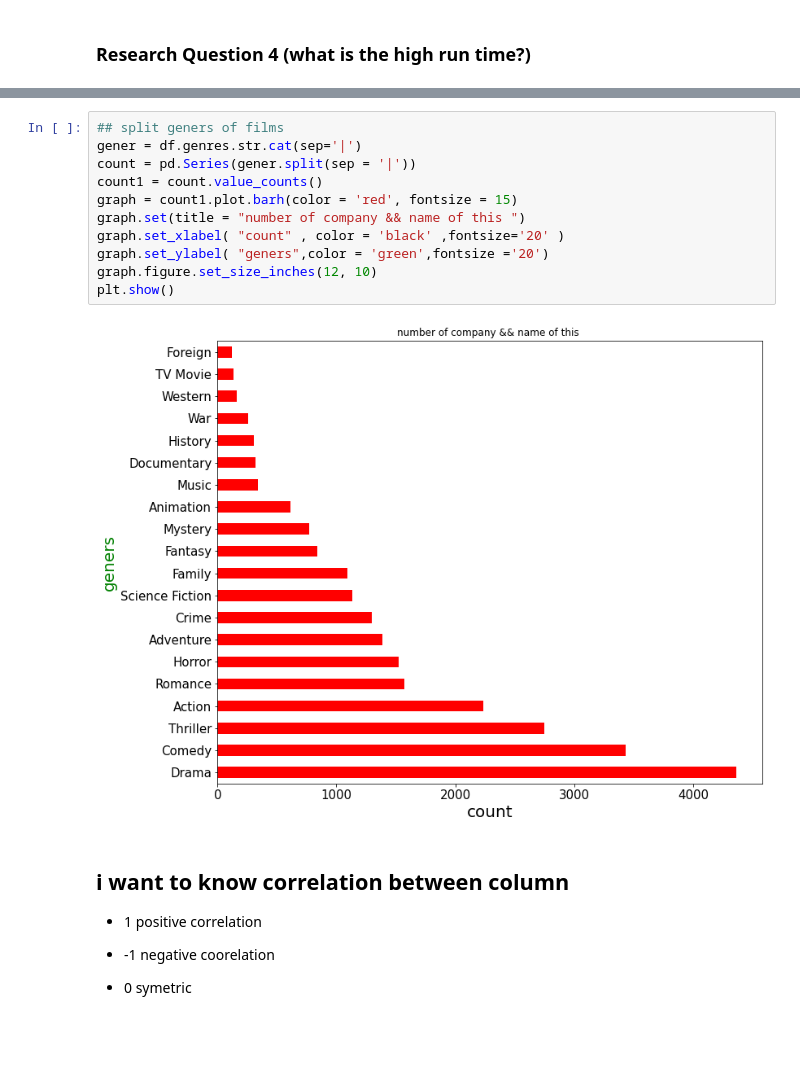
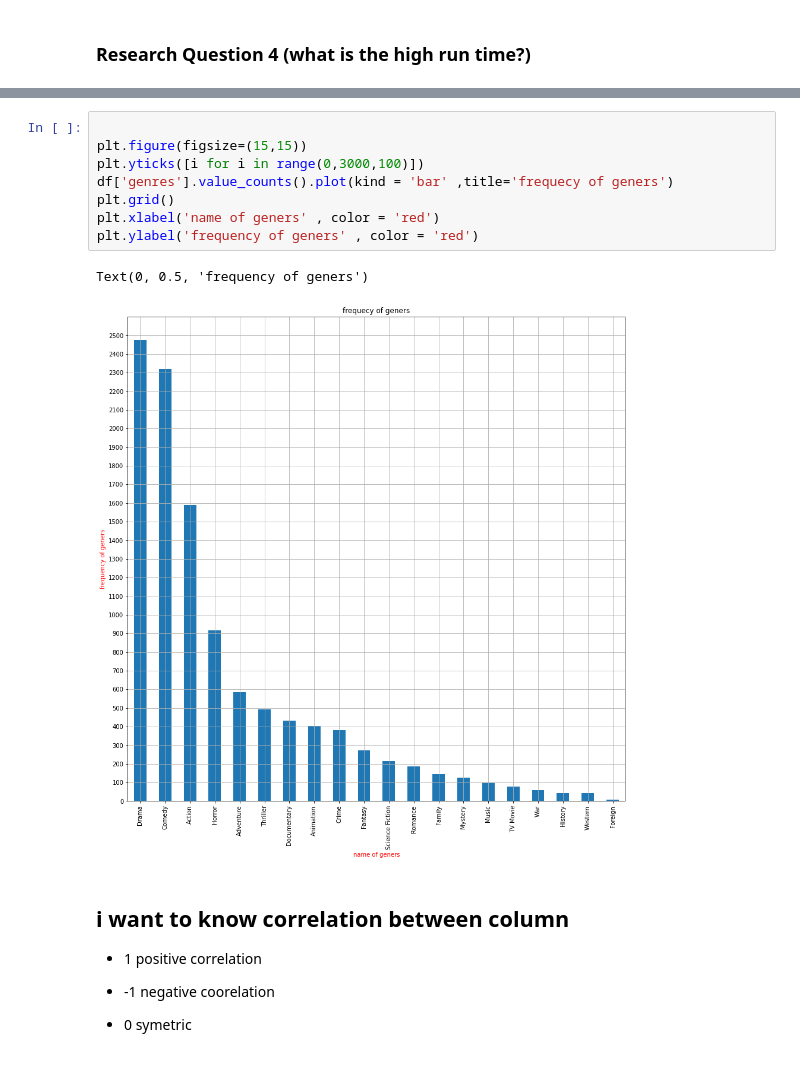
Before and after one commit to ahmed-hassan97/Investigate_TMDb_Movies, a Jupyter notebook: Investigate_a_Dataset.ipynb, the cells around one changed output, grey strips where cells are left out. Saved outputs shown, nothing was run; the diff lists cells and outputs as text; blank space fills up the shorter version.

```diff
--- a/Investigate_a_Dataset.ipynb
+++ b/Investigate_a_Dataset.ipynb
@@ -420,16 +495,14 @@ df.runtime.max()
-# %%
-## split geners of films
-gener = df.genres.str.cat(sep='|')
-count = pd.Series(gener.split(sep = '|'))
-count1 = count.value_counts()
-graph = count1.plot.barh(color = 'red', fontsize = 15)
-graph.set(title = "number of company && name of this ")
-graph.set_xlabel( "count" , color = 'black' ,fontsize='20' )
-graph.set_ylabel( "geners",color = 'green',fontsize ='20')
-graph.figure.set_size_inches(12, 10)
-plt.show()
-# %% [output]
-[figure, removed]
+# %%
+
+plt.figure(figsize=(15,15))
+plt.yticks([i for i in range(0,3000,100)])
+df['genres'].value_counts().plot(kind = 'bar' ,title='frequecy of geners')
+plt.grid()
+plt.xlabel('name of geners' , color = 'red')
+plt.ylabel('frequency of geners' , color = 'red')
+# %% [output]
+Text(0, 0.5, 'frequency of geners')
+[figure, added]
 # %% [markdown]
 ## i want to know correlation between column
 - 1 positive correlation
```
Also changed, not shown: parts of 28 cells of this notebook.
